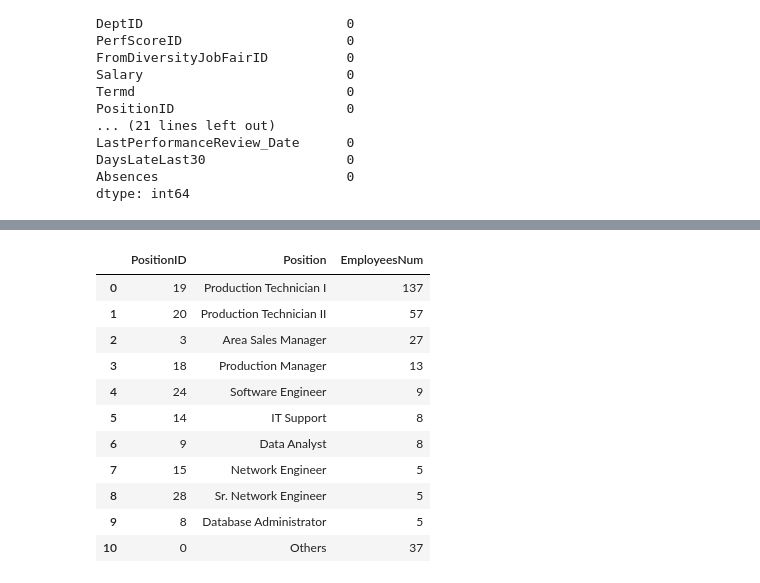
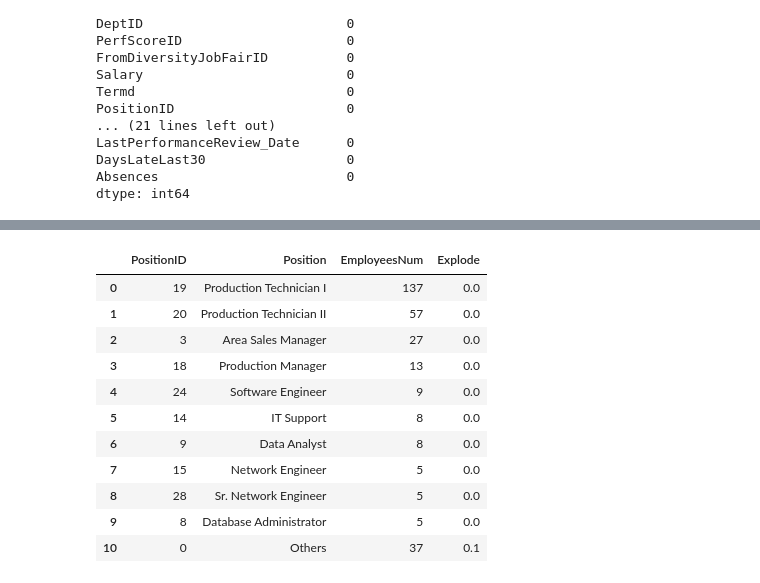
Before and after one commit to wkabatc/inwd-project, a Jupyter notebook: inwd_projekt.ipynb, the cells around one changed output, grey strips where cells are left out. Drawn from its saved outputs; the diff is of its cells as text; code cells hidden in the pictures.

```diff
--- a/inwd_projekt.ipynb
+++ b/inwd_projekt.ipynb
@@ -105,25 +120,27 @@ for p in plot1.patches:
 # %%
 #Wykres 2
-empsNumOnPos = (df.groupby(['PositionID', 'Position'])['EmpID'].count()).sort_values(ascending = False).reset_index()
-empsNumOnPos = empsNumOnPos.rename(columns = {'EmpID' : 'EmployeesNum'})
+plot2Df = (df.groupby(['PositionID', 'Position'])['EmpID'].count()).sort_values(ascending = False).reset_index()
+plot2Df = plot2Df.rename(columns = {'EmpID' : 'EmployeesNum'})
 # empsNumOnPos
-sum = empsNumOnPos.loc[empsNumOnPos['EmployeesNum'] < 5].sum()
+sum = plot2Df.loc[plot2Df['EmployeesNum'] < 5].sum()
 othersNum = sum.EmployeesNum
 # othersNum
-empsNumOnPos = empsNumOnPos.loc[empsNumOnPos['EmployeesNum'] >= 5]
-row = [0, 'Others', othersNum]
-empsNumOnPos.loc[len(empsNumOnPos)] = row
-empsNumOnPos
+plot2Df = plot2Df.loc[plot2Df['EmployeesNum'] >= 5]
+othersRow = [0, 'Others', othersNum]
+plot2Df.loc[len(plot2Df)] = othersRow
+plot2Df['Explode'] = np.where(plot2Df['Position'] == 'Others', 0.1, 0)
+
+plot2Df
 # %% [output]
-|  | PositionID | Position | EmployeesNum |
-| 0 | 19 | Production Technician I | 137 |
-| 1 | 20 | Production Technician II | 57 |
-| 2 | 3 | Area Sales Manager | 27 |
-| 3 | 18 | Production Manager | 13 |
-| 4 | 24 | Software Engineer | 9 |
-| 5 | 14 | IT Support | 8 |
-| 6 | 9 | Data Analyst | 8 |
-| 7 | 15 | Network Engineer | 5 |
-| 8 | 28 | Sr. Network Engineer | 5 |
-| 9 | 8 | Database Administrator | 5 |
-| 10 | 0 | Others | 37 |
+|  | PositionID | Position | EmployeesNum | Explode |
+| 0 | 19 | Production Technician I | 137 | 0.0 |
+| 1 | 20 | Production Technician II | 57 | 0.0 |
+| 2 | 3 | Area Sales Manager | 27 | 0.0 |
+| 3 | 18 | Production Manager | 13 | 0.0 |
+| 4 | 24 | Software Engineer | 9 | 0.0 |
+| 5 | 14 | IT Support | 8 | 0.0 |
+| 6 | 9 | Data Analyst | 8 | 0.0 |
+| 7 | 15 | Network Engineer | 5 | 0.0 |
+| 8 | 28 | Sr. Network Engineer | 5 | 0.0 |
+| 9 | 8 | Database Administrator | 5 | 0.0 |
+| 10 | 0 | Others | 37 | 0.1 |
```
Also changed, not shown: parts of 11 cells of this notebook.
